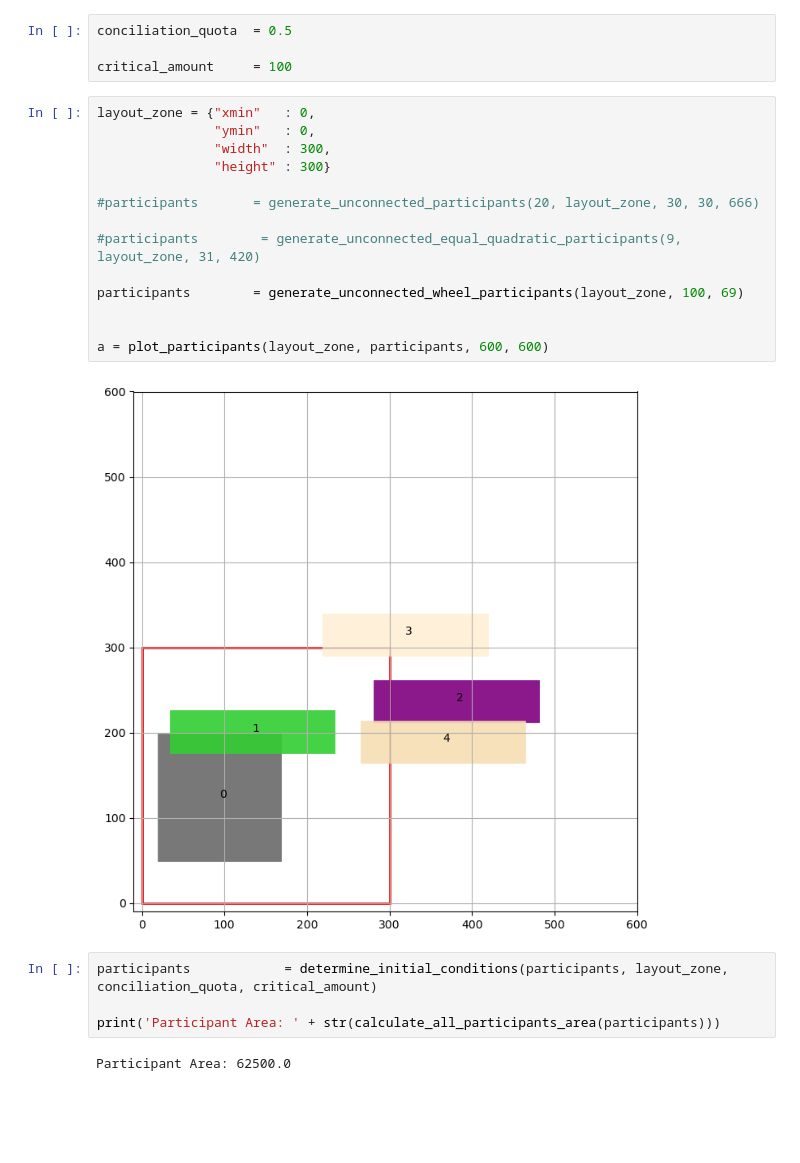
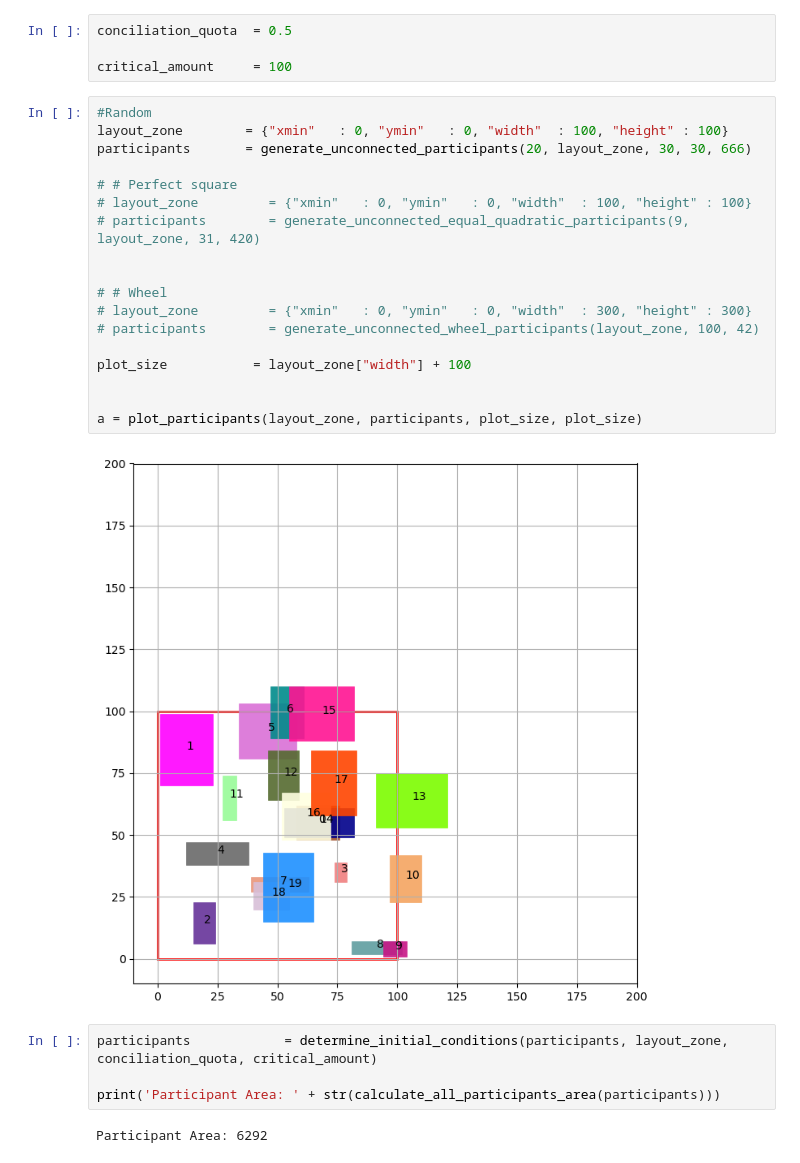
Before and after one commit to TiMo3654/abf, a Jupyter notebook: tests.ipynb, the cells around one changed output. Cells and saved outputs as stored; diff of their text form; blank space fills up the shorter version.

```diff
--- a/tests.ipynb
+++ b/tests.ipynb
@@ -10,28 +10,32 @@ import pylab as pl
 conciliation_quota  = 0.5
 
 critical_amount     = 100
-# %%
-layout_zone = {"xmin"   : 0,
-               "ymin"   : 0,
-               "width"  : 300,
-               "height" : 300}
-
-#participants       = generate_unconnected_participants(20, layout_zone, 30, 30, 666)
-
-#participants        = generate_unconnected_equal_quadratic_participants(9, layout_zone, 31, 420)
-
-participants        = generate_unconnected_wheel_participants(layout_zone, 100, 69)
-
-
-a = plot_participants(layout_zone, participants, 600, 600)
-# %% [output]
-[figure, removed]
+# %%
+#Random
+layout_zone        = {"xmin"   : 0, "ymin"   : 0, "width"  : 100, "height" : 100}
+participants       = generate_unconnected_participants(20, layout_zone, 30, 30, 666)
+
+# # Perfect square
+# layout_zone         = {"xmin"   : 0, "ymin"   : 0, "width"  : 100, "height" : 100}
+# participants        = generate_unconnected_equal_quadratic_participants(9, layout_zone, 31, 420)
+
+
+# # Wheel
+# layout_zone         = {"xmin"   : 0, "ymin"   : 0, "width"  : 300, "height" : 300}
+# participants        = generate_unconnected_wheel_participants(layout_zone, 100, 42)
+
+plot_size           = layout_zone["width"] + 100
+
+
+a = plot_participants(layout_zone, participants, plot_size, plot_size)
+# %% [output]
+[figure, added]
 # %%
 participants            = determine_initial_conditions(participants, layout_zone, conciliation_quota, critical_amount)
 
 print('Participant Area: ' + str(calculate_all_participants_area(participants)))
 # %% [output]
-Participant Area: 62500.0
+Participant Area: 6292
 # %%
 id_list = [p['idx'] for p in (participants.values())]
 
```
Also changed, not shown: parts of 3 cells of this notebook, 2 other files.
